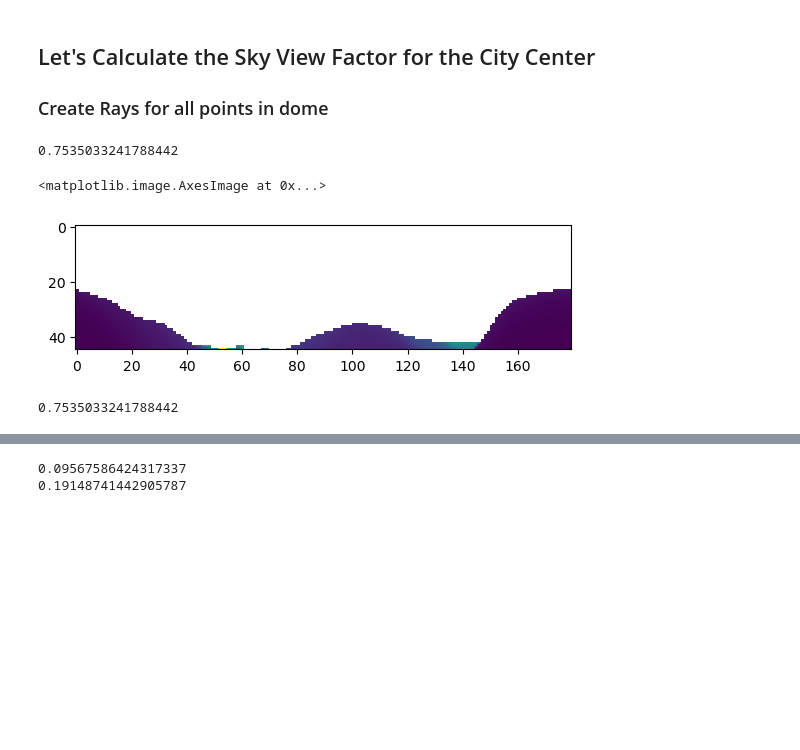
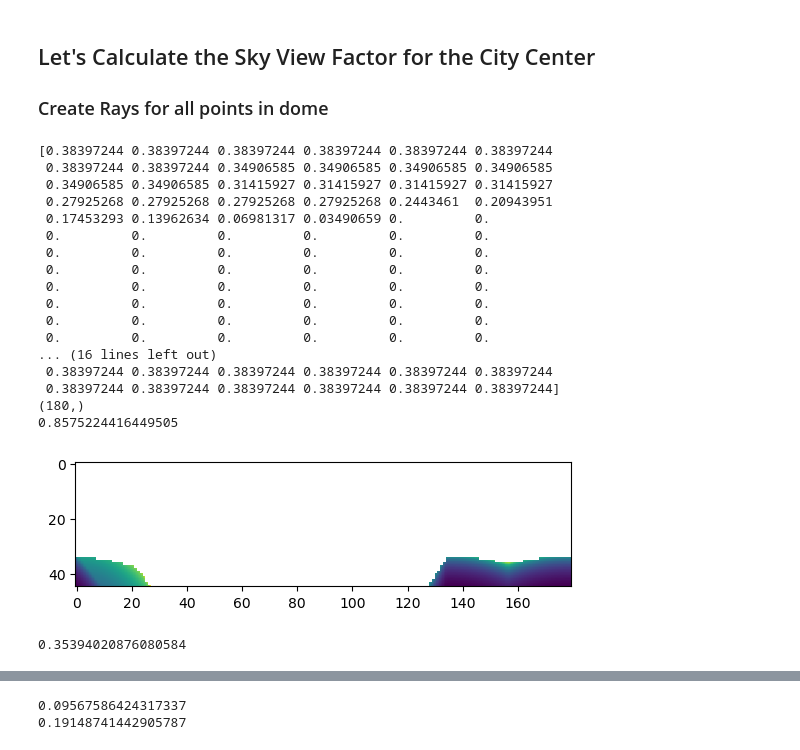
Before and after one commit to Generative-Systems-Sciences/Enschede_3dWorkbench, a Jupyter notebook: Notebook/Sky-view Factor.ipynb, the cells around one changed output, grey strips where cells are left out. Saved outputs shown, nothing was run; the diff lists cells and outputs as text; code cells hidden in the pictures; blank space fills up the shorter version.

```diff
--- a/Notebook/Sky-view Factor.ipynb
+++ b/Notebook/Sky-view Factor.ipynb
@@ -71,7 +69,7 @@ o3d.visualization.draw_geometries([domePC])
 ### Now lets do it with NP Meshgrids
 # %%
 # Set the number of theta (azimuth) and phi (elevation) angles
-nt, nk = (180, 45)
+nt, nk = (T, K)
 
 # Generate arrays of theta and phi values
 thetaArray = np.linspace(0, 2 * np.pi, nt)
@@ -121,7 +119,7 @@ o3d.visualization.draw_geometries([domeMesh])
 ## http://www.open3d.org/docs/latest/tutorial/geometry/ray_casting.html
 # %%
 # Define a vertex as a point in the mesh with an added height
-vertex = np.array(mesh.vertices[787] + [0, 0, 1])
+vertex = np.array(mesh.vertices[234] + [0, 0, 1])
 
 # Broadcast the vertex to create ray origins for each point in the Cartesian grid
 rayOrigins = np.broadcast_to(vertex, CartesianPointsT.shape)
@@ -129,39 +127,71 @@ rayOrigins = np.broadcast_to(vertex, CartesianPointsT.shape)
 # Create ray directions using CartesianPointsT
 rayDirections = CartesianPointsT
 
 # Concatenate ray origins and directions to create a 3D array of rays
 raysOD = np.concatenate((rayOrigins, rayDirections), axis=2)
 
 # Read a triangle mesh from an OBJ file
 o3dMesh = o3d.io.read_triangle_mesh('../Results/mesh.obj')
 
 # Convert the Open3D mesh to the new TriangleMesh data structure
 o3dMeshLegacy = o3d.t.geometry.TriangleMesh.from_legacy(o3dMesh)
 
 # Create a RaycastingScene and add triangles from the mesh
 scene = o3d.t.geometry.RaycastingScene()
 scene.add_triangles(o3dMeshLegacy)
 
 # Create an Open3D tensor from the raysOD array
 o3dRayGrid = o3d.core.Tensor(raysOD, dtype=o3d.core.Dtype.Float32)
 
 # Cast rays into the scene and retrieve hit information
 ans = scene.cast_rays(o3dRayGrid)
 
 # Extract hit distances (depth) from the result and create a transposed image
 SVimage = ans['t_hit'].numpy().T
 
 # Identify valid hit points (non-infinite depth)
-gamma = np.where(SVimage != np.inf)[0][:]
-SVF = (1 - np.sum((np.sin(gamma)) / K, axis=0)) / (2 * np.pi)
+gamma=np.argmax(np.ma.masked_where(SVimage==np.inf,SVimage)!=np.inf,axis=0)#gamma = np.where(SVimage!=np.inf,SVimage,K-1)#np.where(SVimage != np.inf)[0]#[0][:]# TODO: gamma angles need to be translated to radians, right now they are sample numbers
+#(float(k / K)) * math.pi / 2 TODO: we should ensure that we get 180 gamma angles but cuurently we get 172 angles!
+#SVF = (1 - np.sum((np.sin(gamma)) / K, axis=0)) / (2 * np.pi)
 
 # Display the SVF values and visualize the hit distances (depth) as an image
+#print(SVF)
+plt.imshow(SVimage)
+
+
+# gamma=(gamma/K)*np.pi/2
+
+gamma=np.where(gamma==0,K,gamma)
+
+gamma=(gamma/K)*np.pi/2
+gamma=(np.pi/2)-gamma
+
+print(gamma)
+print(gamma.shape)
+#print(SVimage)
+SVF = (1 - np.sum((np.sin(gamma)) / T, axis=0))#/(2 * np.pi)
 print(SVF)
-plt.imshow(SVimage)
+# print(gamma.shape)
+# print(SVimage.shape)
 # %% [output]
-0.7535033241788442
+[0.38397244 0.38397244 0.38397244 0.38397244 0.38397244 0.38397244
+ 0.38397244 0.38397244 0.34906585 0.34906585 0.34906585 0.34906585
+ 0.34906585 0.34906585 0.31415927 0.31415927 0.31415927 0.31415927
+ 0.27925268 0.27925268 0.27925268 0.27925268 0.2443461  0.20943951
+ 0.17453293 0.13962634 0.06981317 0.03490659 0.         0.
+ 0.         0.         0.         0.         0.         0.
+ 0.         0.         0.         0.         0.         0.
+ 0.         0.         0.         0.         0.         0.
+ 0.         0.         0.         0.         0.         0.
+ 0.         0.         0.         0.         0.         0.
+ 0.         0.         0.         0.         0.         0.
+ 0.         0.         0.         0.         0.         0.
+... (16 lines left out)
+ 0.38397244 0.38397244 0.38397244 0.38397244 0.38397244 0.38397244
+ 0.38397244 0.38397244 0.38397244 0.38397244 0.38397244 0.38397244]
+(180,)
+0.8575224416449505
-<matplotlib.image.AxesImage at 0x...>
-[figure, old version]
+[figure, new version]
 # %%
 # Find indices of valid hit points (non-infinite depth) in SVimage
 gamma = np.where(SVimage != np.inf)[0][:]
@@ -172,7 +202,7 @@ SVF = (1 - np.sum((np.sin(gamma)) / K, axis=0)) / (2 * np.pi)
 # Display the Solid View Factor (SVF) values
 SVF
 # %% [output]
-0.7535033241788442
+0.35394020876080584
 # %%
 # Function to create a sky dome using spherical coordinates
 def CreateSkyDome(Tthetas, Kphis):
```
Also changed, not shown: parts of 3 cells of this notebook.
